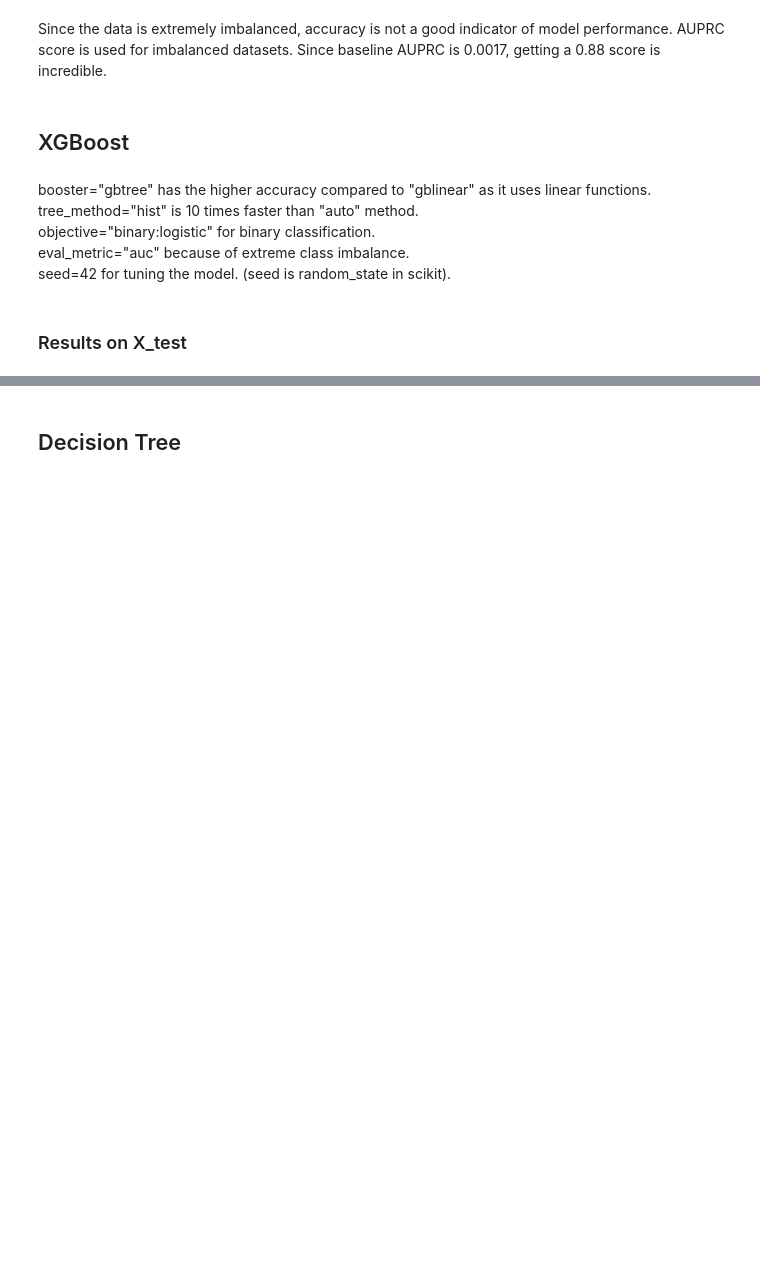
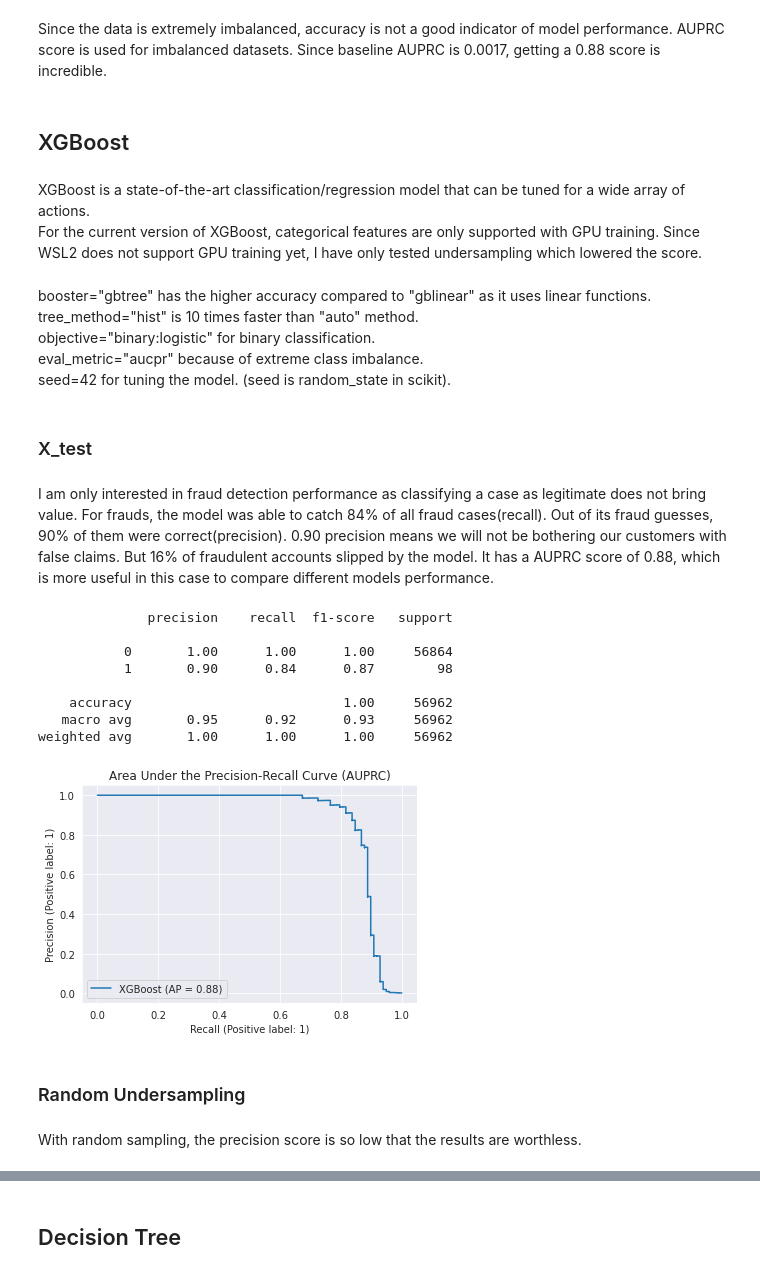
Before and after one commit to AtakanYuksel/credit-card-fraud-detection, a Jupyter notebook: main.ipynb, the cells around one changed output, grey strips where cells are left out. Cells and saved outputs as stored; diff of their text form; code cells hidden in the pictures; blank space fills up the shorter version.

```diff
--- a/main.ipynb
+++ b/main.ipynb
@@ -112,5 +112,5 @@ from sklearn.model_selection import train_test_split
 
 X_train, X_test, y_train, y_test = train_test_split(df.iloc[:, :-1], df["Class"], test_size=0.2, stratify=df["Class"], random_state=42)
 
-print(X_train.shape)
-print(X_test.shape)
+X_train_legitimate_count = y_train.value_counts()[0]
+X_train_fraudulent_count = y_train.value_counts()[1]
@@ -179,14 +276,42 @@ from sklearn.model_selection import HalvingGridSearchCV
 # %% [markdown]
 ## XGBoost
+# %% [markdown]
+XGBoost is a state-of-the-art classification/regression model that can be tuned for a wide array of actions.<br>
+For the current version of XGBoost, categorical features are only supported with GPU training. Since WSL2 does not support GPU training yet, I have only tested undersampling which lowered the score.<br>
 # %%
 from xgboost import XGBClassifier
 # %% [markdown]
 booster="gbtree" has the higher accuracy compared to "gblinear" as it uses linear functions.<br>
 tree_method="hist" is 10 times faster than "auto" method.<br>
 objective="binary:logistic" for binary classification.<br>
-eval_metric="auc" because of extreme class imbalance.<br>
+eval_metric="aucpr" because of extreme class imbalance.<br>
 seed=42 for tuning the model. (seed is random_state in scikit).<br>
 # %% [markdown]
-### Results on X_test
+### X_test
+# %% [markdown]
+I am only interested in fraud detection performance as classifying a case as legitimate does not bring value. For frauds, the model was able to catch 84% of all fraud cases(recall). Out of its fraud guesses, 90% of them were correct(precision). 0.90 precision means we will not be bothering our customers with false claims. But 16% of fraudulent accounts slipped by the model. It has a AUPRC score of 0.88, which is more useful in this case to compare different models performance.
+# %%
+xgb = make_pipeline(StandardScaler(), XGBClassifier(booster="gbtree", tree_method="hist", objective="binary:logistic", seed=42, use_label_encoder=False, eval_metric="auc", scale_pos_weight=np.sqrt(X_train_legitimate_count/X_train_fraudulent_count)))
+xgb.fit(X_train, y_train)
+
+xgb_pred = xgb.predict(X_test)
+xgb_proba = xgb.predict_proba(X_test)[:, 1]
+
+print(classification_report(y_test, xgb_pred))
+display = PrecisionRecallDisplay.from_predictions(y_test, xgb_proba, name="XGBoost").ax_.set_title("Area Under the Precision-Recall Curve (AUPRC)")
+# %% [output]
+              precision    recall  f1-score   support
+
+           0       1.00      1.00      1.00     56864
+           1       0.90      0.84      0.87        98
+
+    accuracy                           1.00     56962
+   macro avg       0.95      0.92      0.93     56962
+weighted avg       1.00      1.00      1.00     56962
+[figure, added]
+# %% [markdown]
+### Random Undersampling
+# %% [markdown]
+With random sampling, the precision score is so low that the results are worthless.
 # %%
 xgb = make_pipeline(StandardScaler(), XGBClassifier(booster="gbtree", tree_method="hist", objective="binary:logistic", seed=42, use_label_encoder=False, eval_metric="auc"))
```
Also changed, not shown: parts of 65 cells of this notebook, 2 other files.
